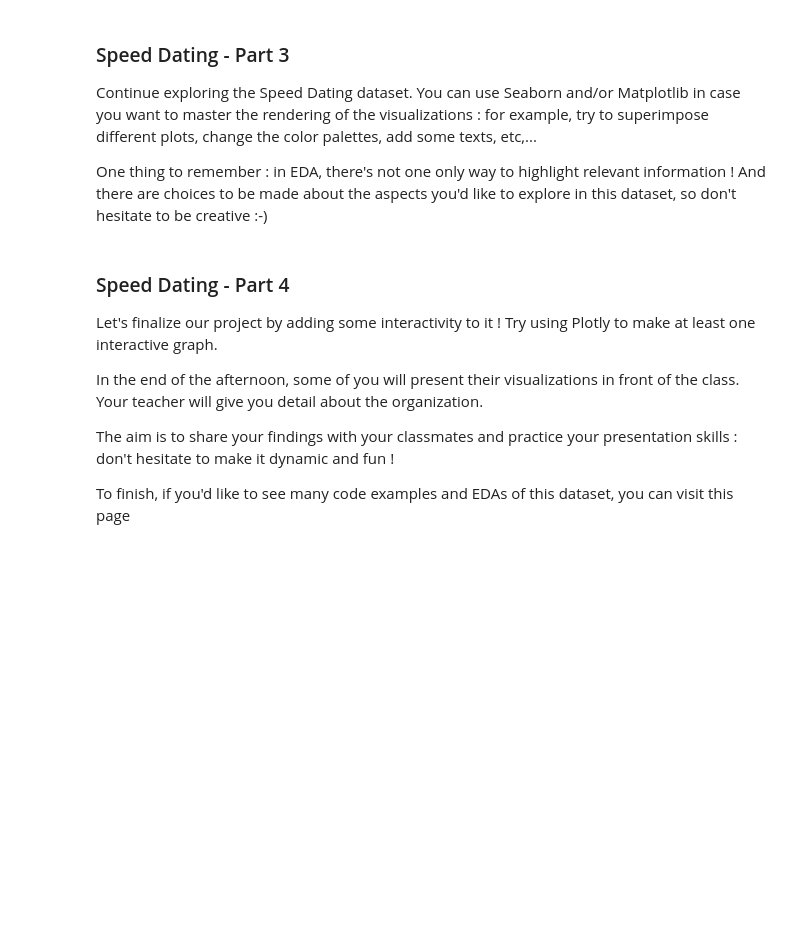
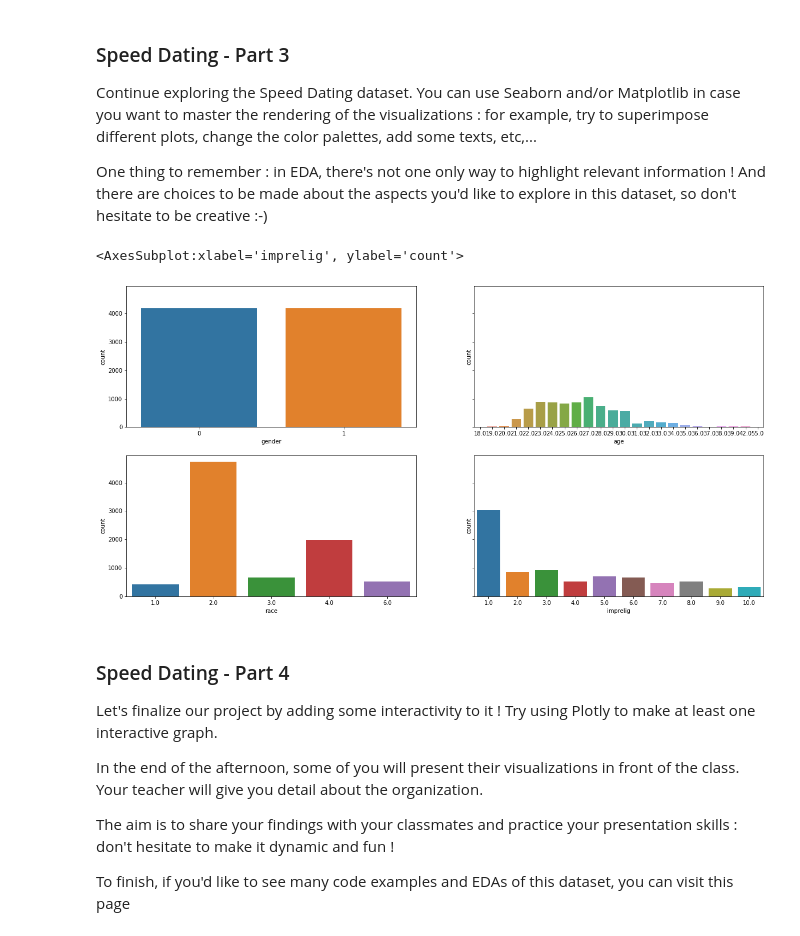
Before and after one commit to JaviPSanchez/02-IA-EDA-SPEED_DATING, a Jupyter notebook: 01_Speed_Dating/01_Speed_Dating.ipynb, the cells around one changed output. Drawn from its saved outputs; the diff is of its cells as text; code cells hidden in the pictures; blank space fills up the shorter version.

```diff
--- a/01_Speed_Dating/01_Speed_Dating.ipynb
+++ b/01_Speed_Dating/01_Speed_Dating.ipynb
@@ -164,6 +164,15 @@ some statistics as well as relationships between variables.
 Continue exploring the Speed Dating dataset. You can use Seaborn and/or Matplotlib in case you want to master the rendering of the visualizations : for example, try to superimpose different plots, change the color palettes, add some texts, etc,...
 
 One thing to remember : in EDA, there's not one only way to highlight relevant information ! And there are choices to be made about the aspects you'd like to explore in this dataset, so don't hesitate to be creative :-)
+# %%
+fig, axes = plt.subplots(2, 2,figsize=(20, 10), sharey=True)
+sns.countplot(ax=axes[0, 0], x='gender', data=sd_clean)
+sns.countplot(ax=axes[0, 1], x='age', data=sd_clean)
+sns.countplot(ax=axes[1, 0], x='race', data=sd_clean)
+sns.countplot(ax=axes[1, 1], x='imprelig', data=sd_clean)
+# %% [output]
+<AxesSubplot:xlabel='imprelig', ylabel='count'>
+[figure, added]
 # %% [markdown]
 ### Speed Dating - Part 4 ###
 
```
Also changed, not shown: parts of 2 cells of this notebook.
